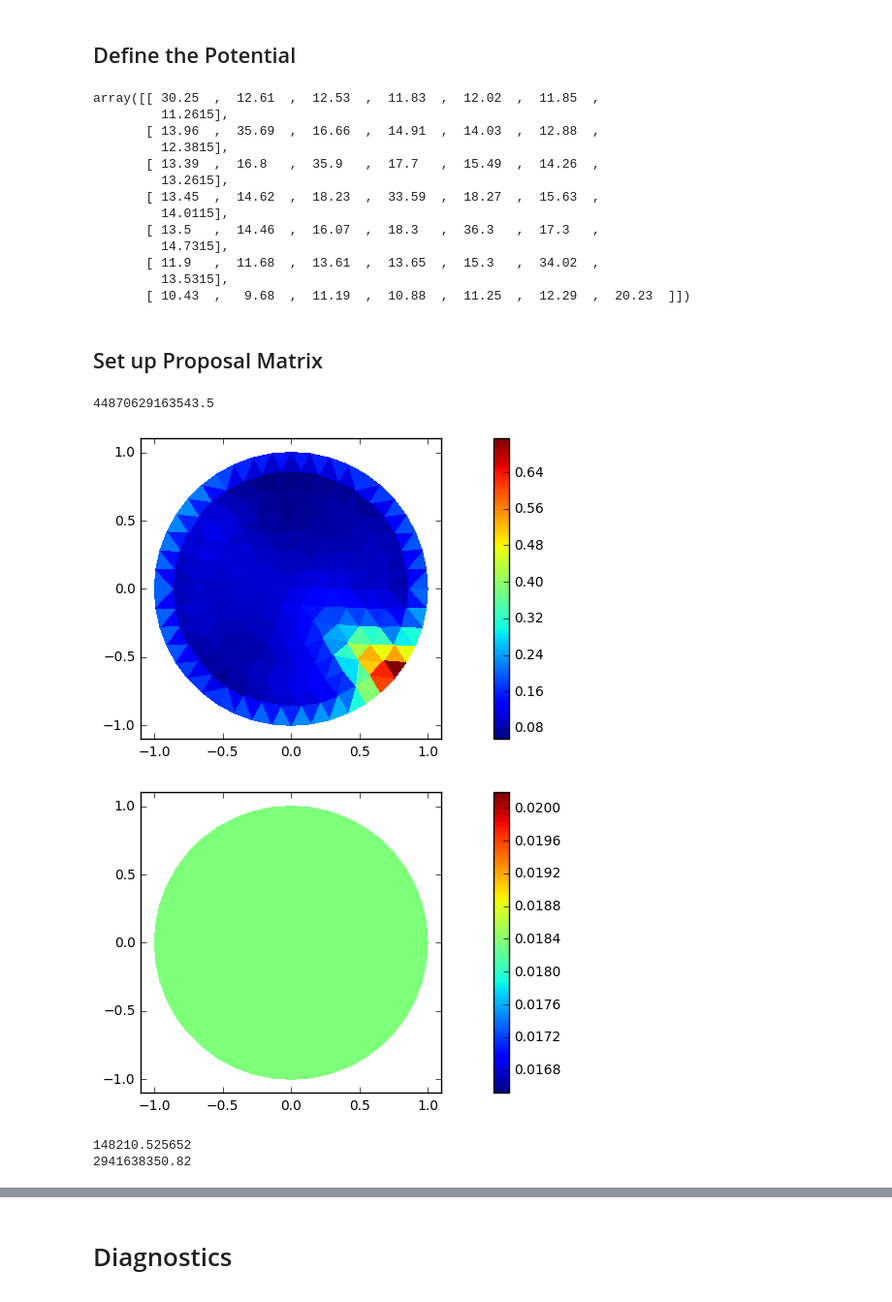
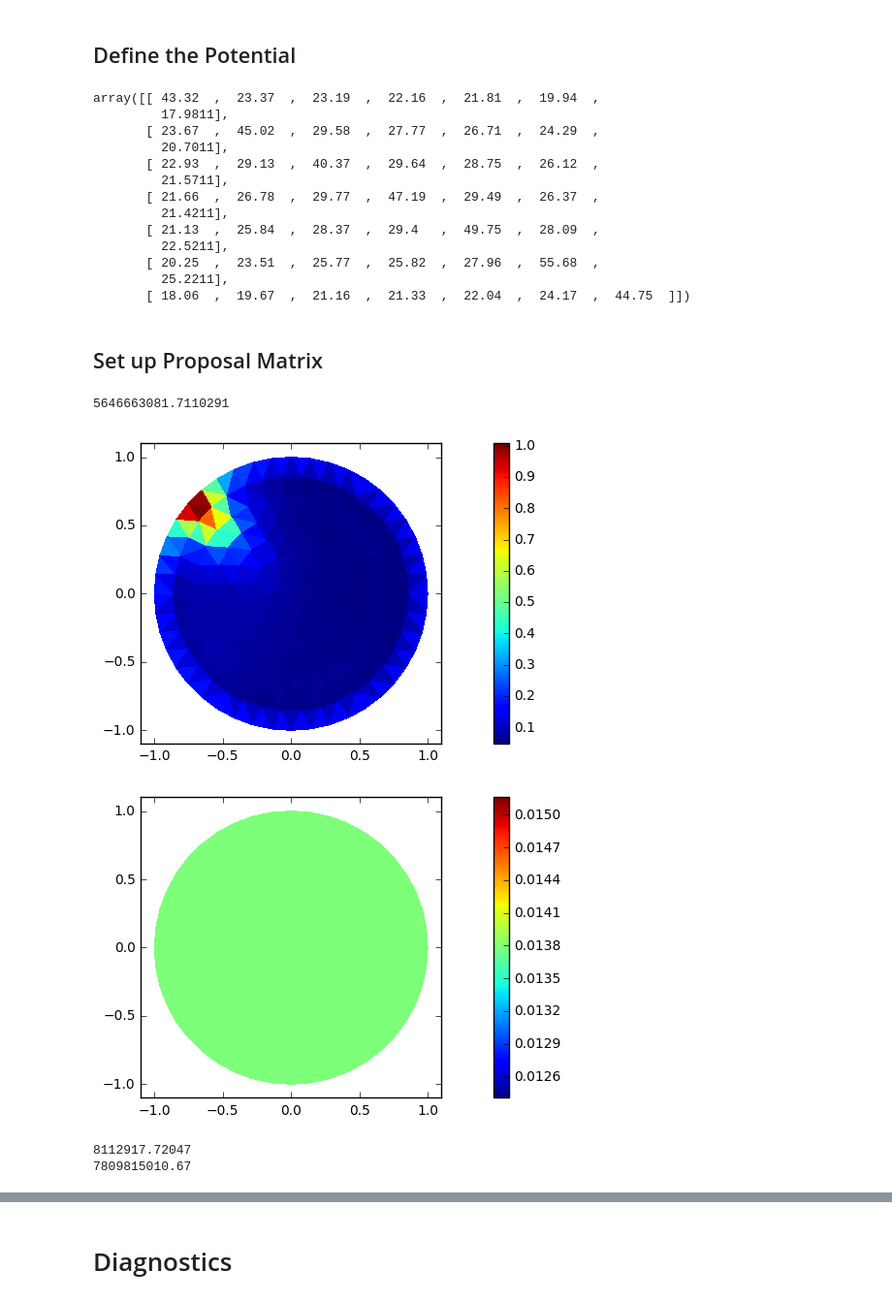
Before and after one commit to jcockayne/hydrocyclone_code, a Jupyter notebook: notebooks/Hydrocyclone_Static_EIT.ipynb, the cells around one changed output, grey strips where cells are left out. Shown at 97% size. Drawn from its saved outputs; the diff is of its cells as text; code cells hidden in the pictures.

```diff
--- a/notebooks/Hydrocyclone_Static_EIT.ipynb
+++ b/notebooks/Hydrocyclone_Static_EIT.ipynb
@@ -17,11 +20,11 @@ dummy_data_file = os.path.join('dummy_data', 'centered_blob')
 scale = 1000
 stim_current = 1.0
 
-kernel_variance_mult = 1.0
+kernel_variance_mult = 1e-2
 kernel_ls = 0.3
-conductivity_variance_mult = 1e-2
-conductivity_ls = 0.4
-run_time = 15
+conductivity_variance_mult = 1e-3
+conductivity_ls = 0.3
+run_time = 11
 
 likelihood_variance = 1e-6 # variance for the observation model - based on the value from RA paper
 # %%
@@ -282,19 +278,19 @@ def phi(theta, debug=False):
 # %%
 data_dict[run_time]
 # %% [output]
-array([[ 30.25  ,  12.61  ,  12.53  ,  11.83  ,  12.02  ,  11.85  ,
-         11.2615],
-       [ 13.96  ,  35.69  ,  16.66  ,  14.91  ,  14.03  ,  12.88  ,
-         12.3815],
-       [ 13.39  ,  16.8   ,  35.9   ,  17.7   ,  15.49  ,  14.26  ,
-         13.2615],
-       [ 13.45  ,  14.62  ,  18.23  ,  33.59  ,  18.27  ,  15.63  ,
-         14.0115],
-       [ 13.5   ,  14.46  ,  16.07  ,  18.3   ,  36.3   ,  17.3   ,
-         14.7315],
-       [ 11.9   ,  11.68  ,  13.61  ,  13.65  ,  15.3   ,  34.02  ,
-         13.5315],
-       [ 10.43  ,   9.68  ,  11.19  ,  10.88  ,  11.25  ,  12.29  ,  20.23  ]])
+array([[ 43.32  ,  23.37  ,  23.19  ,  22.16  ,  21.81  ,  19.94  ,
+         17.9811],
+       [ 23.67  ,  45.02  ,  29.58  ,  27.77  ,  26.71  ,  24.29  ,
+         20.7011],
+       [ 22.93  ,  29.13  ,  40.37  ,  29.64  ,  28.75  ,  26.12  ,
+         21.5711],
+       [ 21.66  ,  26.78  ,  29.77  ,  47.19  ,  29.49  ,  26.37  ,
+         21.4211],
+       [ 21.13  ,  25.84  ,  28.37  ,  29.4   ,  49.75  ,  28.09  ,
+         22.5211],
+       [ 20.25  ,  23.51  ,  25.77  ,  25.82  ,  27.96  ,  55.68  ,
+         25.2211],
+       [ 18.06  ,  19.67  ,  21.16  ,  21.33  ,  22.04  ,  24.17  ,  44.75  ]])
 # %% [markdown]
 ## Set up Proposal Matrix
 # %%
@@ -337,7 +333,7 @@ proposal_lhs_mat = bpdes.collocation.compute_operator_matrix(
 proposal_cov_inv = np.linalg.inv(proposal_cov)
 np.linalg.cond(proposal_cov)
 # %% [output]
-44870629163543.5
+5646663081.7110291
 # %%
 rhomin = 0.01
 rho = baseline_fields[:,run_time-1][:,None]
@@ -352,7 +348,7 @@ true_field, _ = p(proposal_design)
 true_field = true_field.ravel()
 plot_circle(proposal_design[:,0], proposal_design[:,1], np.exp(true_field))
 # %% [output]
-[figure, old version]
+[figure, new version]
 # %%
 # TO DO:
 # * Swap to simulating only a lower dimensional version of the field
@@ -372,20 +368,20 @@ def phi_const(k):
 best_const = scipy.optimize.minimize_scalar(phi_const)
 # %%
 mcmc.pcn.sqrtm_mode = mcmc.pcn.SQRTM_SCIPY
-proposal = mcmc.pcn.proposal(0.02, proposal_cov)
+proposal = mcmc.pcn.proposal(0.005, proposal_cov)
 #kappa_0 = np.random.multivariate_normal(np.zeros(proposal_cov.shape[0]), proposal_cov)
 #kappa_0 = proposals[-1,:]
 #kappa_0 = dummy_true_field[:len(full_design)]
 kappa_0 = best_const.x*np.ones(proposal_cov.shape[0])
 plot_circle(proposal_design[:,0], proposal_design[:,1], np.exp(kappa_0))
 # %% [output]
-[figure, old version]
+[figure, new version]
 # %%
 print phi(kappa_0, False)
 print phi(true_field, False)
 # %% [output]
-148210.525652
-2941638350.82
+8112917.72047
+7809815010.67
 # %%
 proposals, acceptances = mcmc.pCN(10000, proposal, phi, kappa_0)
 # %%
```
Also changed, not shown: parts of 10 cells of this notebook, 1 other file.
